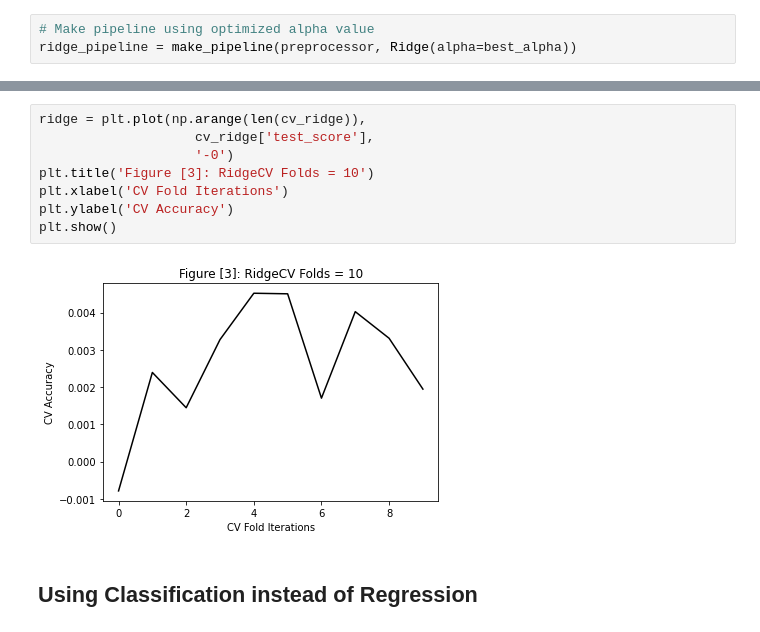
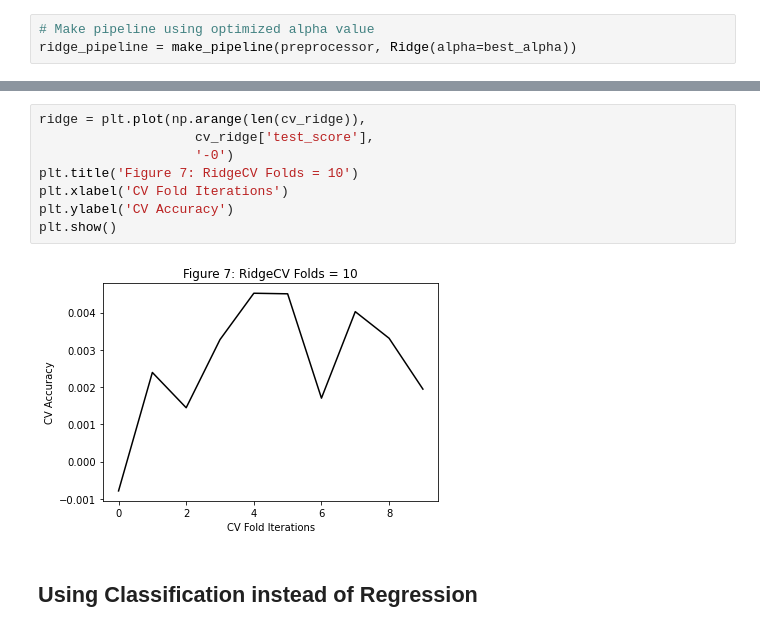
Before and after one commit to izk20/DSCI-310-Group-10, a Jupyter notebook: analysis.ipynb, the cells around one changed output, grey strips where cells are left out. Drawn from its saved outputs; the diff is of its cells as text.

```diff
--- a/analysis.ipynb
+++ b/analysis.ipynb
@@ -288,13 +290,13 @@ cv_ridge
 # %%
 ridge = plt.plot(np.arange(len(cv_ridge)),
                     cv_ridge['test_score'],
                     '-0')
-plt.title('Figure [3]: RidgeCV Folds = 10')
+plt.title('Figure 7: RidgeCV Folds = 10')
 plt.xlabel('CV Fold Iterations')
 plt.ylabel('CV Accuracy')
 plt.show()
 # %% [output]
-[figure, old version]
+[figure, new version]
 # %% [markdown]
 ## Using Classification instead of Regression
 # %%
```
Also changed, not shown: parts of 34 cells of this notebook.
